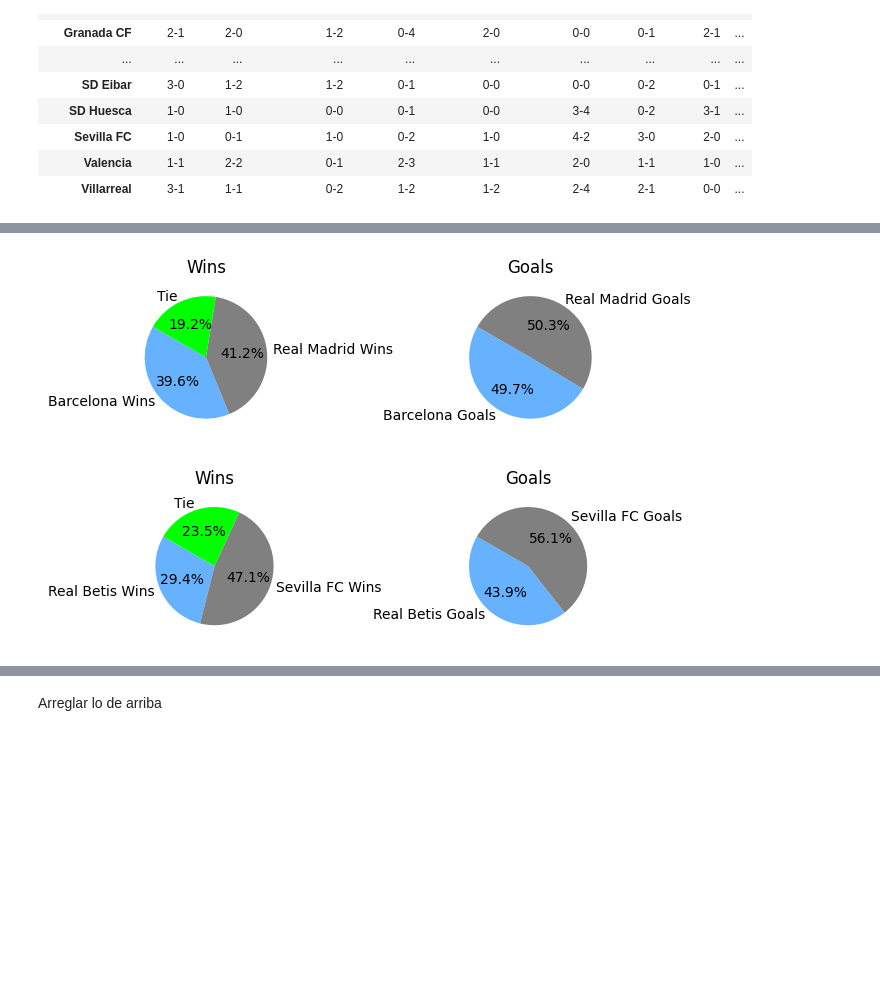
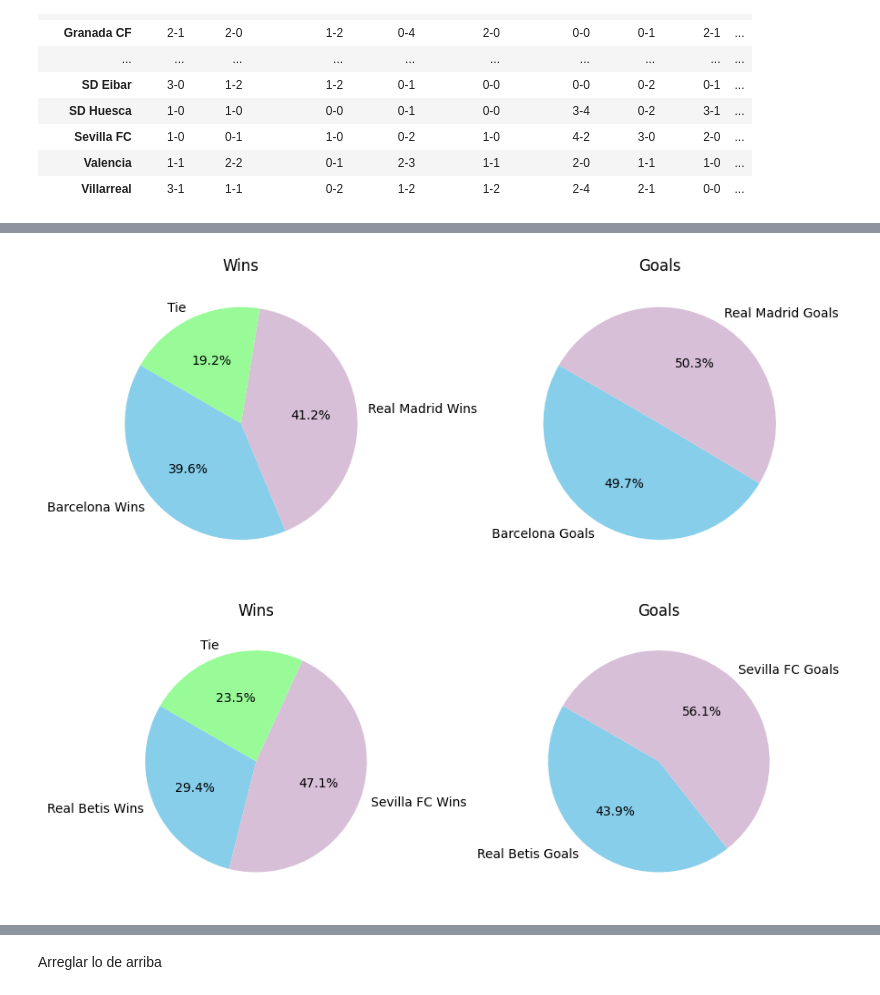
Before and after one commit to AleixF78/quiniela, a Jupyter notebook: analysis/LaLiga.ipynb, the cells around one changed output, grey strips where cells are left out. Drawn from its saved outputs; the diff is of its cells as text; code cells hidden in the pictures; blank space fills up the shorter version.

```diff
--- a/analysis/LaLiga.ipynb
+++ b/analysis/LaLiga.ipynb
@@ -52,14 +46,16 @@ def process_and_filter_data(input_df):
     filtered_score_df['away_score'] = split_scores[1]
     return filtered_score_df
 # %%
+# We process the raw data into df_1
 df_1=process_and_filter_data(df)
 
+# We separate the matches depending who won
 home_wins = len(df_1[df_1['home_score'] > df_1['away_score']]) #The home team wins
 away_wins = len(df_1[df_1['away_score'] > df_1['home_score']]) #The away team wins
 ties = len(df_1[df_1['home_score'] == df_1['away_score']]) #It is a tie
 
 # With all the data, we create a pie chart:
-colors = ['#66B2FF', '#808080', '#00FF00'] #Change the colors please, I don't like any of them.
+colors = ['#87CEEB', '#D8BFD8', '#98FB98'] #Change the colors please, I don't like any of them.
 labels = 'Home Team Wins', 'Away Team Wins', 'Tie'
 Results = [home_wins, away_wins, ties]
 
@@ -390,39 +446,11 @@ plot_cross_results_table('2020-2021',1)
 # %%
+# Data and plots
 df_filtered = process_and_filter_data(df)
-def plot_direct_confrontations_stats(team1, team2):
-
-    team1_wins = len(df_filtered[(df_filtered['home_team'] == team1) & (df_filtered['away_team'] == team2) & (df_filtered['home_score'] > df_filtered['away_score'])])+len(df_filtered[(df_filtered['home_team'] == team2) & (df_filtered['away_team'] == team1) & (df_filtered['home_score'] < df_filtered['away_score'])])
-    team2_wins = len(df_filtered[(df_filtered['home_team'] == team2) & (df_filtered['away_team'] == team1) & (df_filtered['home_score'] > df_filtered['away_score'])])+len(df_filtered[(df_filtered['home_team'] == team1) & (df_filtered['away_team'] == team2) & (df_filtered['home_score'] < df_filtered['away_score'])])
-    ties = len(df_filtered[(df_filtered['home_team'] == team1) & (df_filtered['away_team'] == team2) & (df_filtered['home_score'] == df_filtered['away_score'])])+len(df_filtered[(df_filtered['home_team'] == team2) & (df_filtered['away_team'] == team1) & (df_filtered['home_score'] == df_filtered['away_score'])])
-    team1_goals = sum(df_filtered[(df_filtered['home_team'] == team1) & (df_filtered['away_team'] == team2)]['home_score'])+sum(df_filtered[(df_filtered['home_team'] == team2) & (df_filtered['away_team'] == team1)]['away_score'])
-    team2_goals = sum(df_filtered[(df_filtered['home_team'] == team1) & (df_filtered['away_team'] == team2)]['away_score'])+sum(df_filtered[(df_filtered['home_team'] == team2) & (df_filtered['away_team'] == team1)]['home_score'])
-
-    # With all the data, we create the pies charts:
-    plt.subplot(121)
-    colors = ['#66B2FF', '#808080', '#00FF00'] #Change the colors please, I don't like any of them.
-    labels_wins = f"{team1} Wins", f"{team2} Wins", 'Tie'
-    Results_wins = [team1_wins, team2_wins, ties]
-    plt.pie(Results_wins, labels=labels_wins, autopct='%1.1f%%', startangle=150, colors=colors)
-    plt.title("Wins")
-
-
-    plt.subplot(122)
-    colors = ['#66B2FF', '#808080', '#00FF00'] #Change the colors please, I don't like any of them.
-    labels_goals = f"{team1} Goals", f"{team2} Goals"
-    Results_goals = [team1_goals, team2_goals]
-    plt.pie(Results_goals, labels=labels_goals, autopct='%1.1f%%', startangle=150, colors=colors)
-    plt.title("Goals")
-    plt.tight_layout()
-
-    # Show the plot
-    plt.show()
-
-
 
 plot_direct_confrontations_stats('Barcelona','Real Madrid')
 
 plot_direct_confrontations_stats('Real Betis','Sevilla FC')
 # %% [output]
-[figure, old version]
+[figure, new version]
-[figure, old version]
+[figure, new version]
 # %% [markdown]
```
Also changed, not shown: parts of 44 cells of this notebook, 32 other files.
